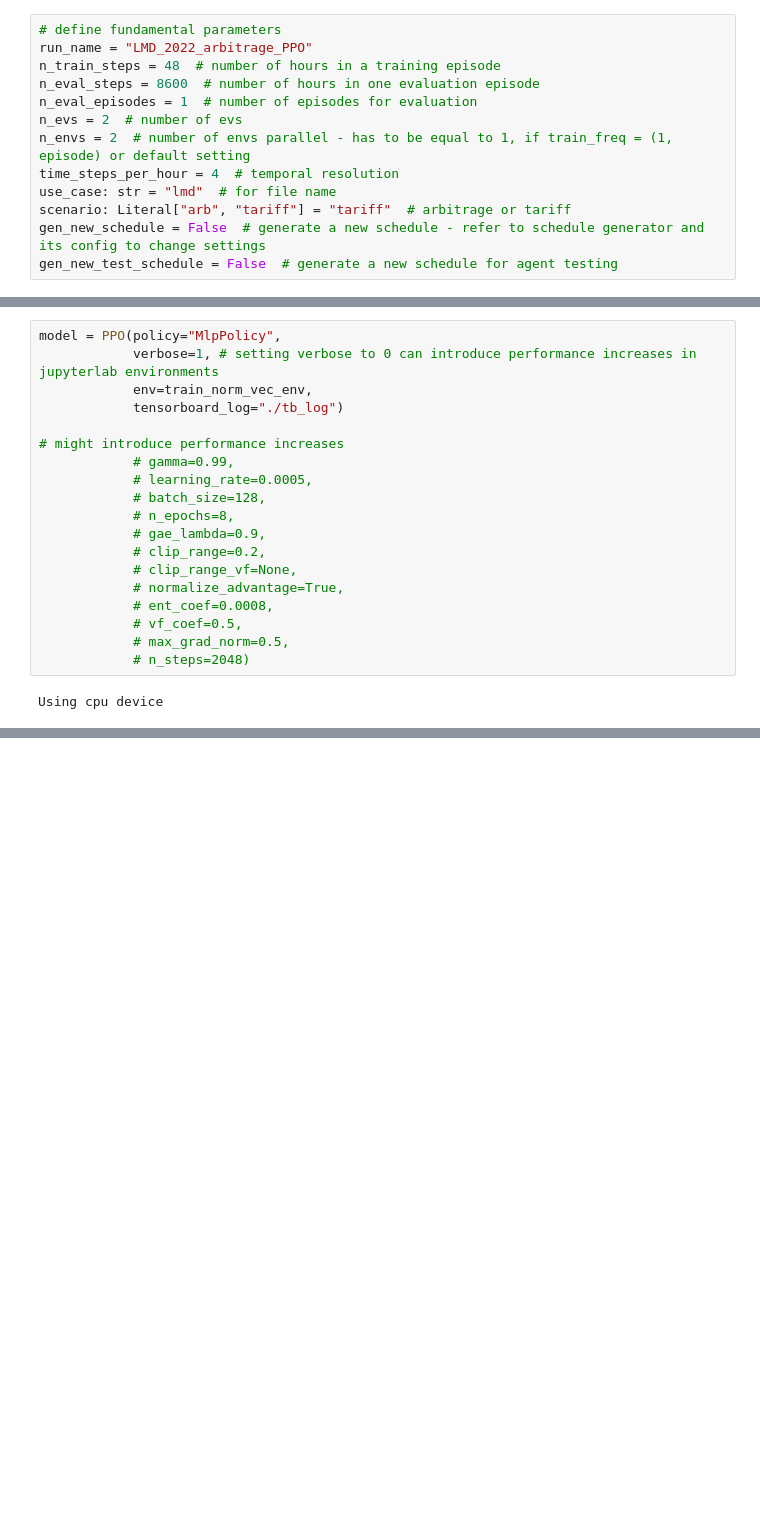
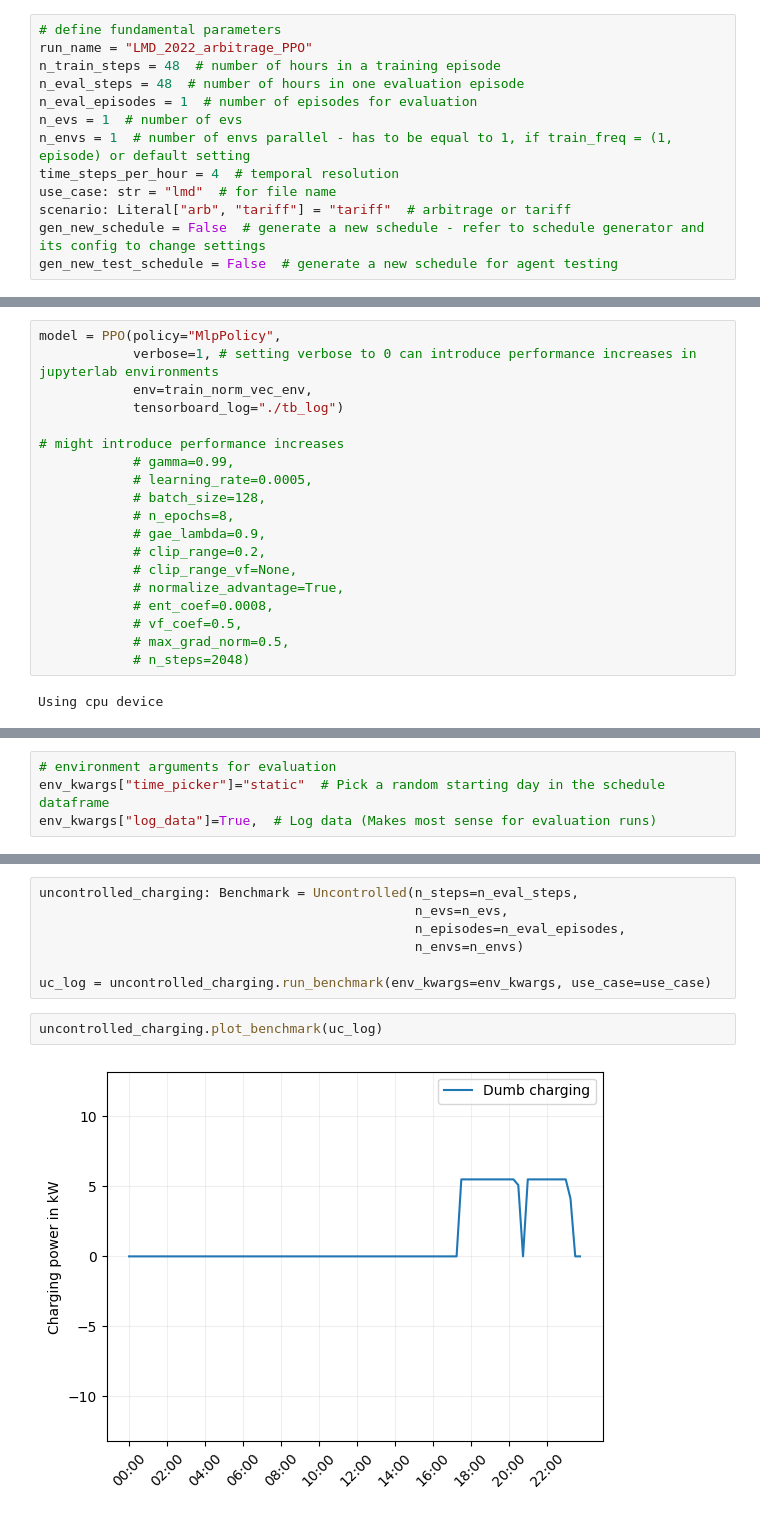
Before and after one commit to EnzoCording/FleetRL, a Jupyter notebook: complete_pipeline.ipynb, the cells around one changed output, grey strips where cells are left out. Cells and saved outputs as stored; diff of their text form; blank space fills up the shorter version.

Commit message:
Added evaluation and benchmarking modules

```diff
--- a/complete_pipeline.ipynb
+++ b/complete_pipeline.ipynb
@@ -35,10 +49,10 @@ from stable_baselines3.common.noise import OrnsteinUhlenbeckActionNoise, NormalA
 # define fundamental parameters
 run_name = "LMD_2022_arbitrage_PPO"
 n_train_steps = 48  # number of hours in a training episode
-n_eval_steps = 8600  # number of hours in one evaluation episode
+n_eval_steps = 48  # number of hours in one evaluation episode
 n_eval_episodes = 1  # number of episodes for evaluation
-n_evs = 2  # number of evs
-n_envs = 2  # number of envs parallel - has to be equal to 1, if train_freq = (1, episode) or default setting
+n_evs = 1  # number of evs
+n_envs = 1  # number of envs parallel - has to be equal to 1, if train_freq = (1, episode) or default setting
 time_steps_per_hour = 4  # temporal resolution
 use_case: str = "lmd"  # for file name
 scenario: Literal["arb", "tariff"] = "tariff"  # arbitrage or tariff
@@ -268,0 +322,4 @@ for i in range(0, int(total_steps / saving_interval)):
+# %%
+# environment arguments for evaluation
+env_kwargs["time_picker"]="static"  # Pick a random starting day in the schedule dataframe
+env_kwargs["log_data"]=True,  # Log data (Makes most sense for evaluation runs)
@@ -268,0 +338,11 @@ for i in range(0, int(total_steps / saving_interval)):
+# %%
+uncontrolled_charging: Benchmark = Uncontrolled(n_steps=n_eval_steps,
+                                                n_evs=n_evs,
+                                                n_episodes=n_eval_episodes,
+                                                n_envs=n_envs)
+
+uc_log = uncontrolled_charging.run_benchmark(env_kwargs=env_kwargs, use_case=use_case)
+# %%
+uncontrolled_charging.plot_benchmark(uc_log)
+# %% [output]
+[figure, added]
```
Also changed, not shown: parts of 21 cells of this notebook, 20 other files.
